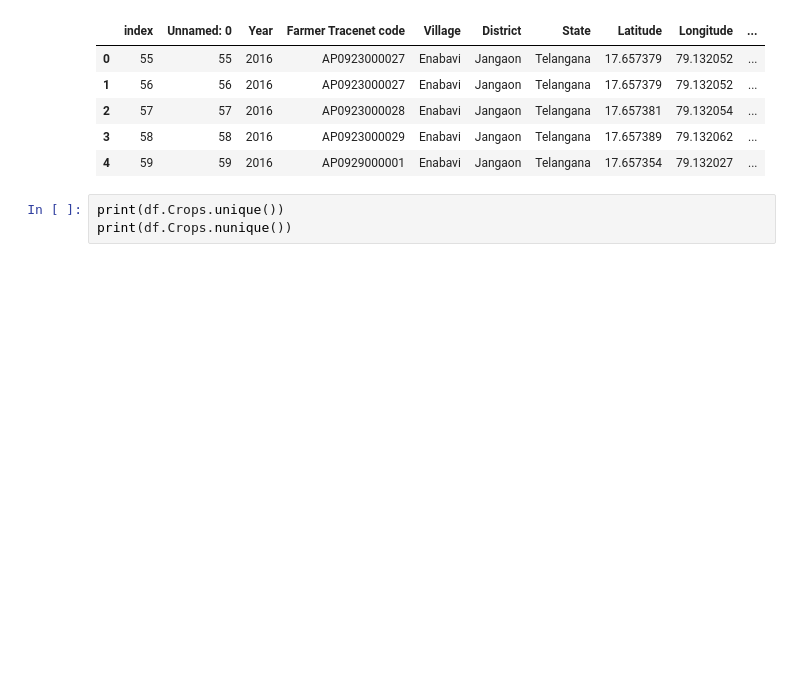
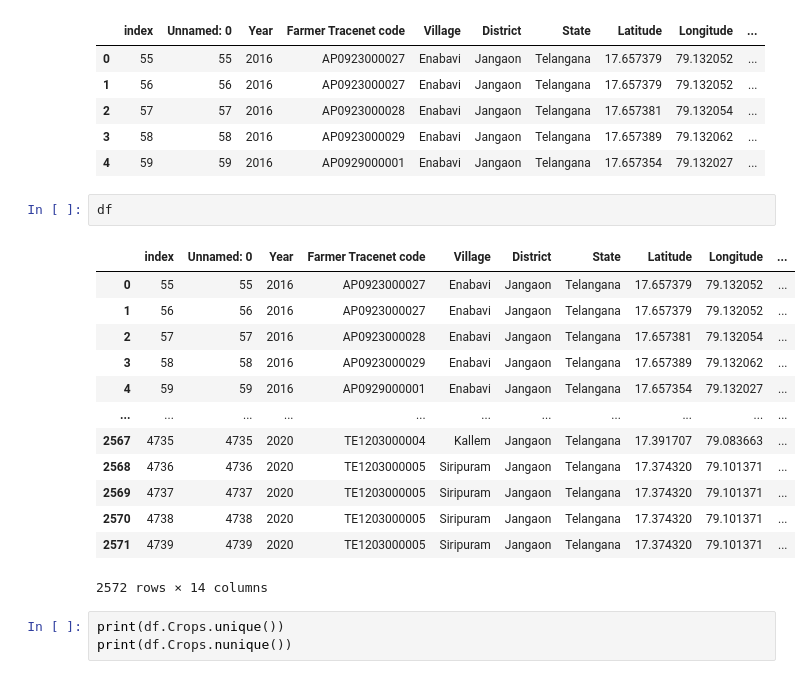
Before and after one commit to Spiruel/stfc-food-network-cop26-hackathon, a Jupyter notebook: dl_features_gee.ipynb, the cells around one changed output. Saved outputs shown, nothing was run; the diff lists cells and outputs as text; blank space fills up the shorter version.

```diff
--- a/dl_features_gee.ipynb
+++ b/dl_features_gee.ipynb
@@ -52,6 +52,22 @@ df.head()
 | 2 | 57 | 57 | 2016 | AP0923000028 | Enabavi | Jangaon | Telangana | 17.657381 | 79.132054 | ... |
 | 3 | 58 | 58 | 2016 | AP0923000029 | Enabavi | Jangaon | Telangana | 17.657389 | 79.132062 | ... |
 | 4 | 59 | 59 | 2016 | AP0929000001 | Enabavi | Jangaon | Telangana | 17.657354 | 79.132027 | ... |
+# %%
+df
+# %% [output]
+|  | index | Unnamed: 0 | Year | Farmer Tracenet code | Village | District | State | Latitude | Longitude | ... |
+| 0 | 55 | 55 | 2016 | AP0923000027 | Enabavi | Jangaon | Telangana | 17.657379 | 79.132052 | ... |
+| 1 | 56 | 56 | 2016 | AP0923000027 | Enabavi | Jangaon | Telangana | 17.657379 | 79.132052 | ... |
+| 2 | 57 | 57 | 2016 | AP0923000028 | Enabavi | Jangaon | Telangana | 17.657381 | 79.132054 | ... |
+| 3 | 58 | 58 | 2016 | AP0923000029 | Enabavi | Jangaon | Telangana | 17.657389 | 79.132062 | ... |
+| 4 | 59 | 59 | 2016 | AP0929000001 | Enabavi | Jangaon | Telangana | 17.657354 | 79.132027 | ... |
+| ... | ... | ... | ... | ... | ... | ... | ... | ... | ... | ... |
+| 2567 | 4735 | 4735 | 2020 | TE1203000004 | Kallem | Jangaon | Telangana | 17.391707 | 79.083663 | ... |
+| 2568 | 4736 | 4736 | 2020 | TE1203000005 | Siripuram | Jangaon | Telangana | 17.374320 | 79.101371 | ... |
+| 2569 | 4737 | 4737 | 2020 | TE1203000005 | Siripuram | Jangaon | Telangana | 17.374320 | 79.101371 | ... |
+| 2570 | 4738 | 4738 | 2020 | TE1203000005 | Siripuram | Jangaon | Telangana | 17.374320 | 79.101371 | ... |
+| 2571 | 4739 | 4739 | 2020 | TE1203000005 | Siripuram | Jangaon | Telangana | 17.374320 | 79.101371 | ... |
+2572 rows × 14 columns
 # %%
 print(df.Crops.unique())
 print(df.Crops.nunique())
```
Also changed, not shown: parts of 27 cells of this notebook, 3 other files.
